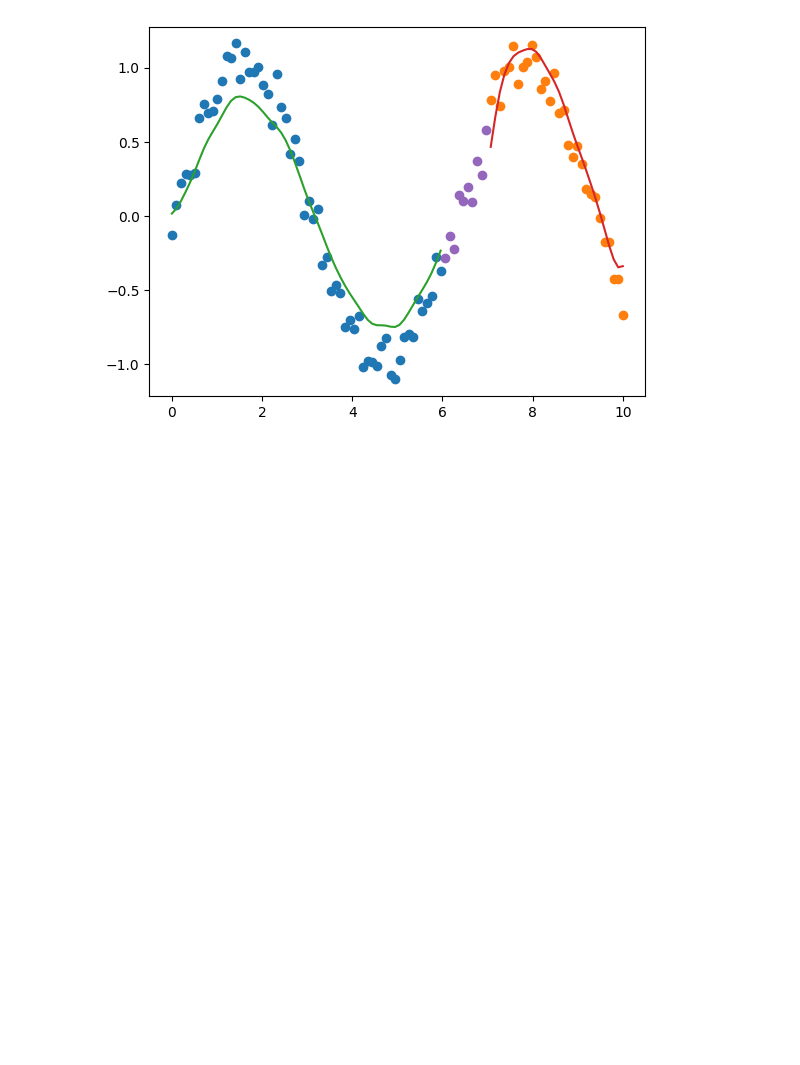
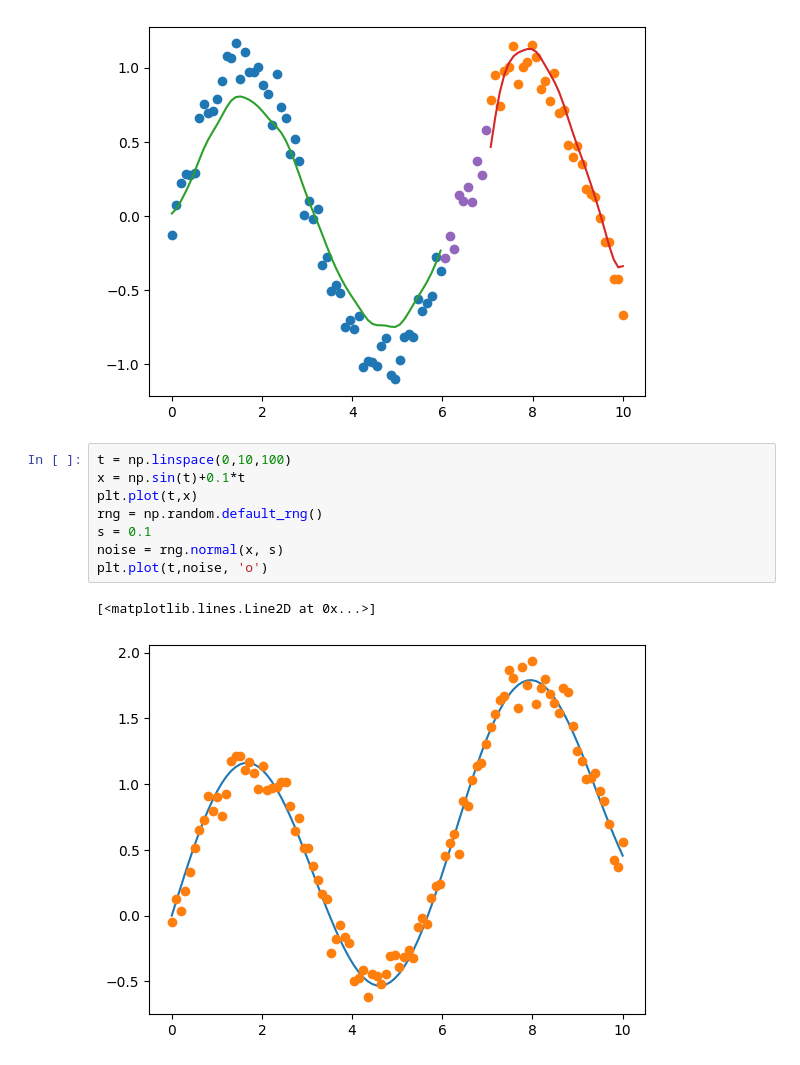
Before and after one commit to sebastlop/series-temporales-machine-learning, a Jupyter notebook: Ejercicios/Coni.ipynb, the cells around one changed output. Cells and saved outputs as stored; diff of their text form; blank space fills up the shorter version.

```diff
--- a/Ejercicios/Coni.ipynb
+++ b/Ejercicios/Coni.ipynb
@@ -70,3 +70,14 @@ plt.plot(t_int, rng.normal(lin, std), 'o')
 # %% [output]
 [<matplotlib.lines.Line2D at 0x...>]
 [figure]
+# %%
+t = np.linspace(0,10,100)
+x = np.sin(t)+0.1*t
+plt.plot(t,x)
+rng = np.random.default_rng()
+s = 0.1
+noise = rng.normal(x, s)
+plt.plot(t,noise, 'o')
+# %% [output]
+[<matplotlib.lines.Line2D at 0x...>]
+[figure, added]
```
Also changed, not shown: parts of 2 cells of this notebook.
